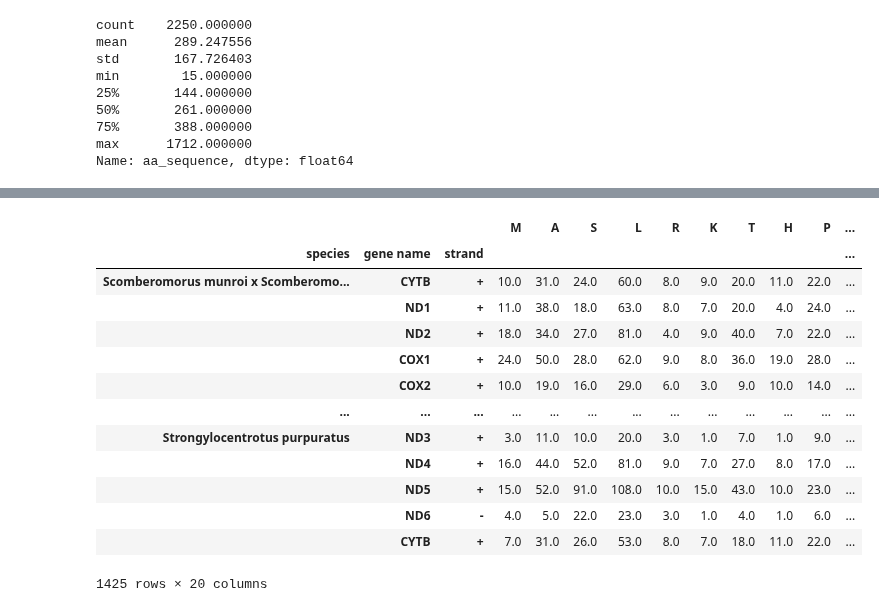
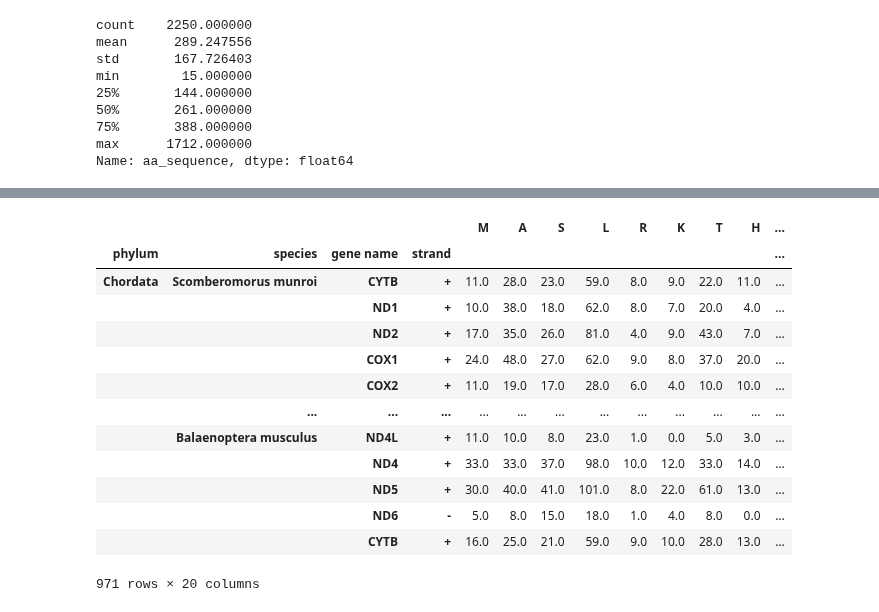
Before and after one commit to mitoclub/AminoAcidShift, a Jupyter notebook: gene_strand_forecast.ipynb, the cells around one changed output, grey strips where cells are left out. Cells and saved outputs as stored; diff of their text form; code cells hidden in the pictures.

```diff
--- a/gene_strand_forecast.ipynb
+++ b/gene_strand_forecast.ipynb
@@ -51,5 +51,6 @@ df_cds.head()
 | 4 | NC_021392.1 | Scomberomorus munroi x Scomberomo... | Scomberomorus | [Eukaryota, Metazoa, Chordata, Cr... | COX2 | + | ATGGCCCATCCCACACAACTAGGATTTCAAGAT... | MAHPTQLGFQDAASPVMEELLHFHDHALMIVFL... |
 # %%
 df_species = df_cds[['id', 'species', 'genus', 'tax']].drop_duplicates('id').reset_index(drop=True)
+df_species['kingdom'] = df_species['tax'].apply(lambda x: x[1] if len(x) > 1 else '')
 df_species
 # %% [output]
@@ -81,0 +84,5 @@ Name: count, dtype: int64
+# %%
+species_lineages = pd.read_csv('data/species_lineages.txt', sep='\t', header=None, names=['species', 'taxid', 'raw_lineage', 'lineage'])
+species_lineages['phylum'] = species_lineages['lineage'].apply(lambda x: x.split(';')[1])
+species_lineages['genus'] = species_lineages['lineage'].apply(lambda x: x.split(';')[5])
+species_lineages.head()
@@ -81,0 +116,5 @@ Name: count, dtype: int64
+# %%
+df_species_flt = df_species.merge(species_lineages[['genus', 'phylum']].drop_duplicates())
+print(df_species_flt['phylum'].value_counts())
+
+df_species_flt = df_species_flt.query("kingdom == 'Metazoa' & phylum in ['Mollusca', 'Arthropoda', 'Chordata']")
@@ -108,9 +166,11 @@ Rhipicephalus    2
 Name: count, dtype: int64
 # %%
-df_cds_flt = df_cds.merge(df_species.drop_duplicates('genus').drop('tax', axis=1))
-df_cds_flt = df_cds_flt[df_cds_flt.tax.apply(lambda x: x[1] == 'Metazoa')]
+df_cds_flt = df_cds.merge(
+    df_species_flt.drop_duplicates('genus', keep='last')\
+        .drop(['tax', 'genus', 'id'], axis=1),
+    on='species')
 
-used_genes = df_cds_flt['gene name'].value_counts().head(14).index.values
+used_genes = df_cds_flt['gene name'].value_counts().head(13).index.values
 df_cds_flt = df_cds_flt[df_cds_flt['gene name'].isin(used_genes)]
 
 df_cds_flt.species.nunique()
@@ -124,21 +219,28 @@ array(['CYTB', 'ND1', 'ND2', 'COX1', 'COX2', 'ATP8', 'ATP6', 'COX3',
 # %%
-dataset = df_cds_flt.set_index(['species', 'gene name', 'strand']).aa_sequence.apply(Counter).apply(pd.Series).drop(['X', 'B'], axis=1).fillna(0)
+dataset = df_cds_flt.query('`gene name` != "ATP9" & phylum in ["Mollusca", "Arthropoda", "Chordata"]')\
+    .set_index(['phylum', 'species', 'gene name', 'strand'])\
+        .aa_sequence.apply(Counter).apply(pd.Series).drop(['X', 'B'], axis=1).fillna(0)
+
+# dataset = df_cds_flt.query('`gene name` != "ATP9" & phylum in ["Mollusca"]')\
+#     .set_index(['phylum', 'species', 'gene name', 'strand'])\
+#         .aa_sequence.apply(Counter).apply(pd.Series).drop(['X'], axis=1).fillna(0)
+
 dataset
 # %% [output]
-|  |  |  | M | A | S | L | R | K | T | H | P | ... |
-| species | gene name | strand |  |  |  |  |  |  |  |  |  | ... |
-| Scomberomorus munroi x Scomberomo... | CYTB | + | 10.0 | 31.0 | 24.0 | 60.0 | 8.0 | 9.0 | 20.0 | 11.0 | 22.0 | ... |
-|  | ND1 | + | 11.0 | 38.0 | 18.0 | 63.0 | 8.0 | 7.0 | 20.0 | 4.0 | 24.0 | ... |
-|  | ND2 | + | 18.0 | 34.0 | 27.0 | 81.0 | 4.0 | 9.0 | 40.0 | 7.0 | 22.0 | ... |
-|  | COX1 | + | 24.0 | 50.0 | 28.0 | 62.0 | 9.0 | 8.0 | 36.0 | 19.0 | 28.0 | ... |
-|  | COX2 | + | 10.0 | 19.0 | 16.0 | 29.0 | 6.0 | 3.0 | 9.0 | 10.0 | 14.0 | ... |
-| ... | ... | ... | ... | ... | ... | ... | ... | ... | ... | ... | ... | ... |
-| Strongylocentrotus purpuratus | ND3 | + | 3.0 | 11.0 | 10.0 | 20.0 | 3.0 | 1.0 | 7.0 | 1.0 | 9.0 | ... |
-|  | ND4 | + | 16.0 | 44.0 | 52.0 | 81.0 | 9.0 | 7.0 | 27.0 | 8.0 | 17.0 | ... |
-|  | ND5 | + | 15.0 | 52.0 | 91.0 | 108.0 | 10.0 | 15.0 | 43.0 | 10.0 | 23.0 | ... |
-|  | ND6 | - | 4.0 | 5.0 | 22.0 | 23.0 | 3.0 | 1.0 | 4.0 | 1.0 | 6.0 | ... |
-|  | CYTB | + | 7.0 | 31.0 | 26.0 | 53.0 | 8.0 | 7.0 | 18.0 | 11.0 | 22.0 | ... |
+|  |  |  |  | M | A | S | L | R | K | T | H | ... |
+| phylum | species | gene name | strand |  |  |  |  |  |  |  |  | ... |
+| Chordata | Scomberomorus munroi | CYTB | + | 11.0 | 28.0 | 23.0 | 59.0 | 8.0 | 9.0 | 22.0 | 11.0 | ... |
+|  |  | ND1 | + | 10.0 | 38.0 | 18.0 | 62.0 | 8.0 | 7.0 | 20.0 | 4.0 | ... |
+|  |  | ND2 | + | 17.0 | 35.0 | 26.0 | 81.0 | 4.0 | 9.0 | 43.0 | 7.0 | ... |
+|  |  | COX1 | + | 24.0 | 48.0 | 27.0 | 62.0 | 9.0 | 8.0 | 37.0 | 20.0 | ... |
+|  |  | COX2 | + | 11.0 | 19.0 | 17.0 | 28.0 | 6.0 | 4.0 | 10.0 | 10.0 | ... |
+|  | ... | ... | ... | ... | ... | ... | ... | ... | ... | ... | ... | ... |
+|  | Balaenoptera musculus | ND4L | + | 11.0 | 10.0 | 8.0 | 23.0 | 1.0 | 0.0 | 5.0 | 3.0 | ... |
+|  |  | ND4 | + | 33.0 | 33.0 | 37.0 | 98.0 | 10.0 | 12.0 | 33.0 | 14.0 | ... |
+|  |  | ND5 | + | 30.0 | 40.0 | 41.0 | 101.0 | 8.0 | 22.0 | 61.0 | 13.0 | ... |
+|  |  | ND6 | - | 5.0 | 8.0 | 15.0 | 18.0 | 1.0 | 4.0 | 8.0 | 0.0 | ... |
+|  |  | CYTB | + | 16.0 | 25.0 | 21.0 | 59.0 | 9.0 | 10.0 | 28.0 | 13.0 | ... |
-1425 rows × 20 columns
+971 rows × 20 columns
 # %%
 from sklearn.decomposition import PCA
 from sklearn.preprocessing import StandardScaler
```
Also changed, not shown: parts of 16 cells of this notebook, 4 other files.
